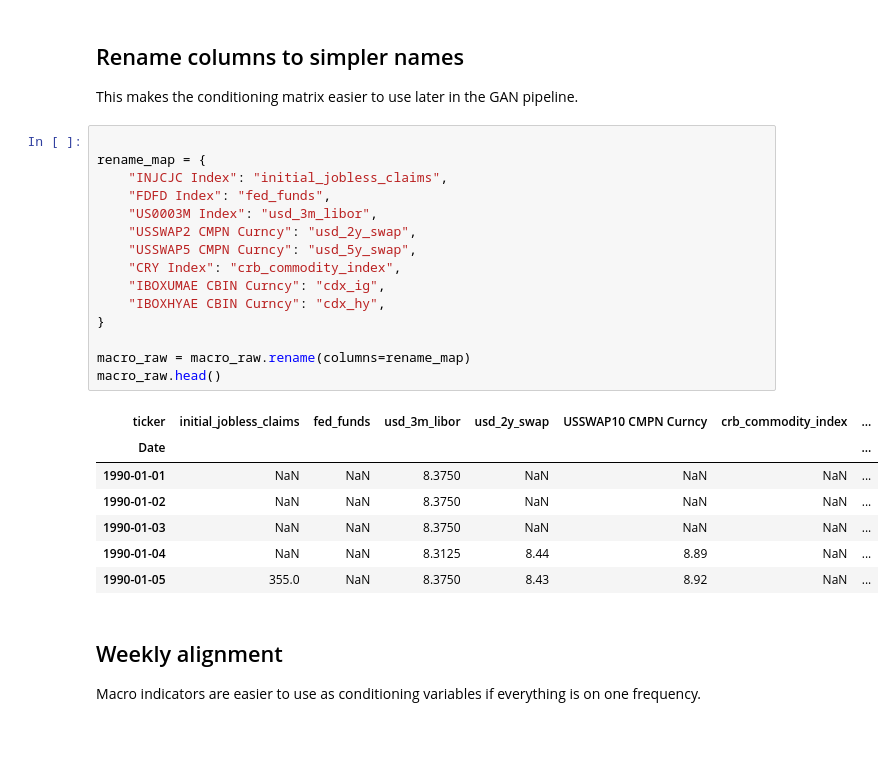
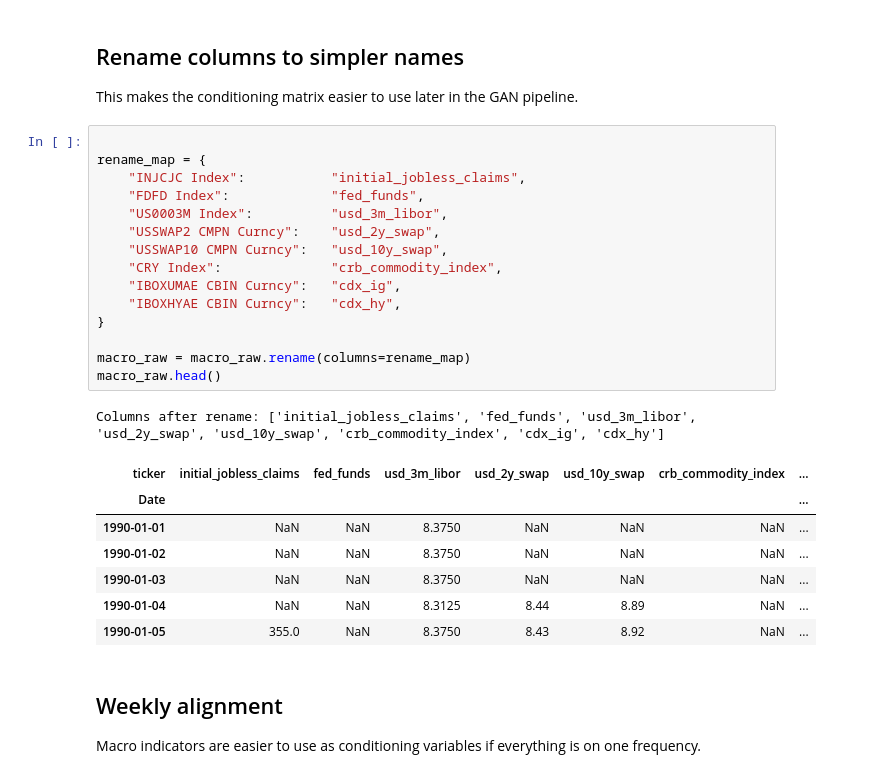
Before and after one commit to AmineSlaoui/multiasset-gan, a Jupyter notebook: notebooks/macro_indicator_extraction.ipynb, the cells around one changed output. Saved outputs shown, nothing was run; the diff lists cells and outputs as text; blank space fills up the shorter version.

```diff
--- a/notebooks/macro_indicator_extraction.ipynb
+++ b/notebooks/macro_indicator_extraction.ipynb
@@ -139,20 +139,21 @@ This makes the conditioning matrix easier to use later in the GAN pipeline.
 # %%
 
 rename_map = {
-    "INJCJC Index": "initial_jobless_claims",
-    "FDFD Index": "fed_funds",
-    "US0003M Index": "usd_3m_libor",
-    "USSWAP2 CMPN Curncy": "usd_2y_swap",
-    "USSWAP5 CMPN Curncy": "usd_5y_swap",
-    "CRY Index": "crb_commodity_index",
-    "IBOXUMAE CBIN Curncy": "cdx_ig",
-    "IBOXHYAE CBIN Curncy": "cdx_hy",
+    "INJCJC Index":           "initial_jobless_claims",
+    "FDFD Index":             "fed_funds",
+    "US0003M Index":          "usd_3m_libor",
+    "USSWAP2 CMPN Curncy":    "usd_2y_swap",
+    "USSWAP10 CMPN Curncy":   "usd_10y_swap",
+    "CRY Index":              "crb_commodity_index",
+    "IBOXUMAE CBIN Curncy":   "cdx_ig",
+    "IBOXHYAE CBIN Curncy":   "cdx_hy",
 }
 
 macro_raw = macro_raw.rename(columns=rename_map)
 macro_raw.head()
 # %% [output]
+Columns after rename: ['initial_jobless_claims', 'fed_funds', 'usd_3m_libor', 'usd_2y_swap', 'usd_10y_swap', 'crb_commodity_index', 'cdx_ig', 'cdx_hy']
-| ticker | initial_jobless_claims | fed_funds | usd_3m_libor | usd_2y_swap | USSWAP10 CMPN Curncy | crb_commodity_index | ... |
+| ticker | initial_jobless_claims | fed_funds | usd_3m_libor | usd_2y_swap | usd_10y_swap | crb_commodity_index | ... |
 | Date |  |  |  |  |  |  | ... |
 | 1990-01-01 | NaN | NaN | 8.3750 | NaN | NaN | NaN | ... |
 | 1990-01-02 | NaN | NaN | 8.3750 | NaN | NaN | NaN | ... |
```
Also changed, not shown: parts of 6 cells of this notebook, 1 other file.
